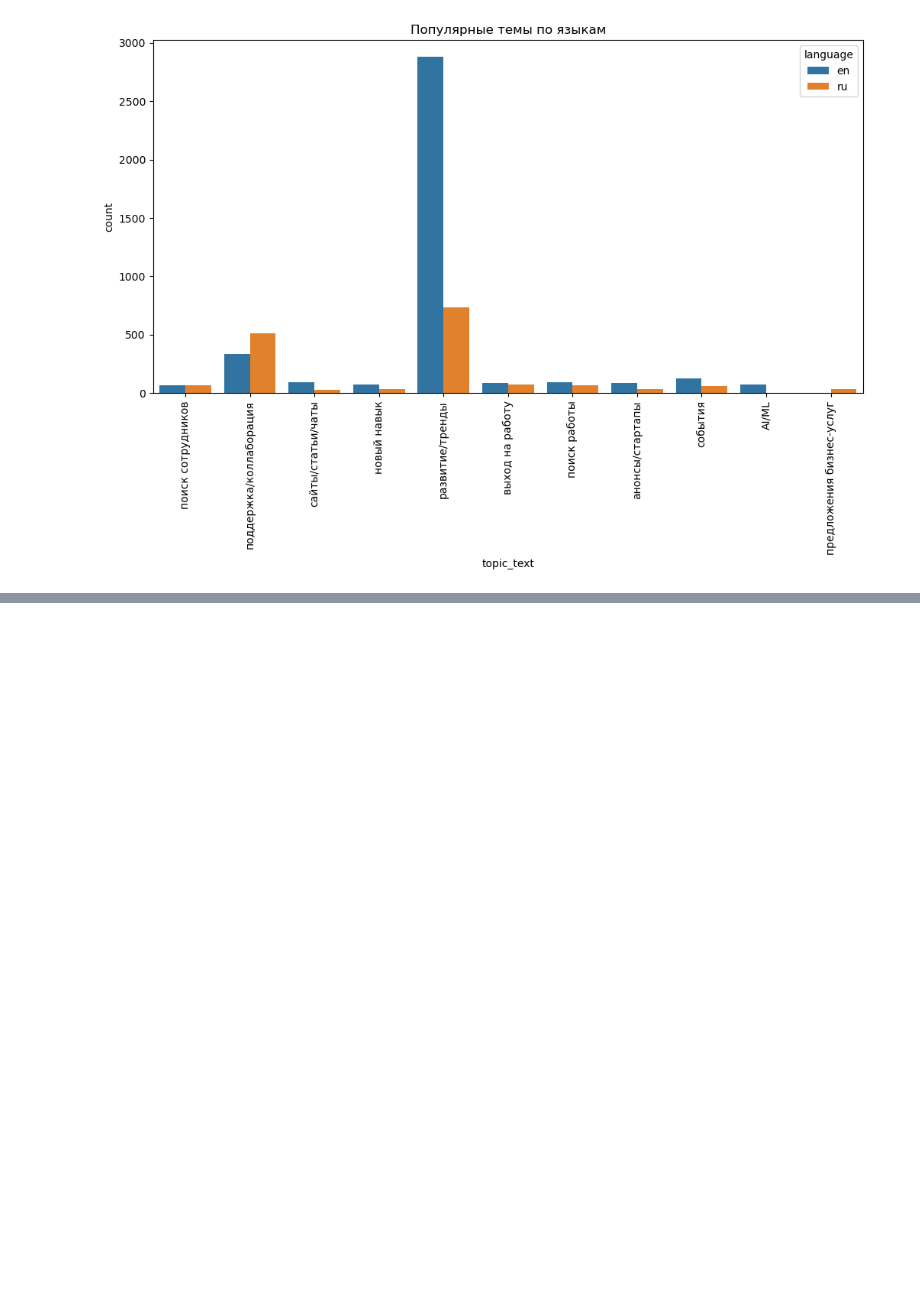
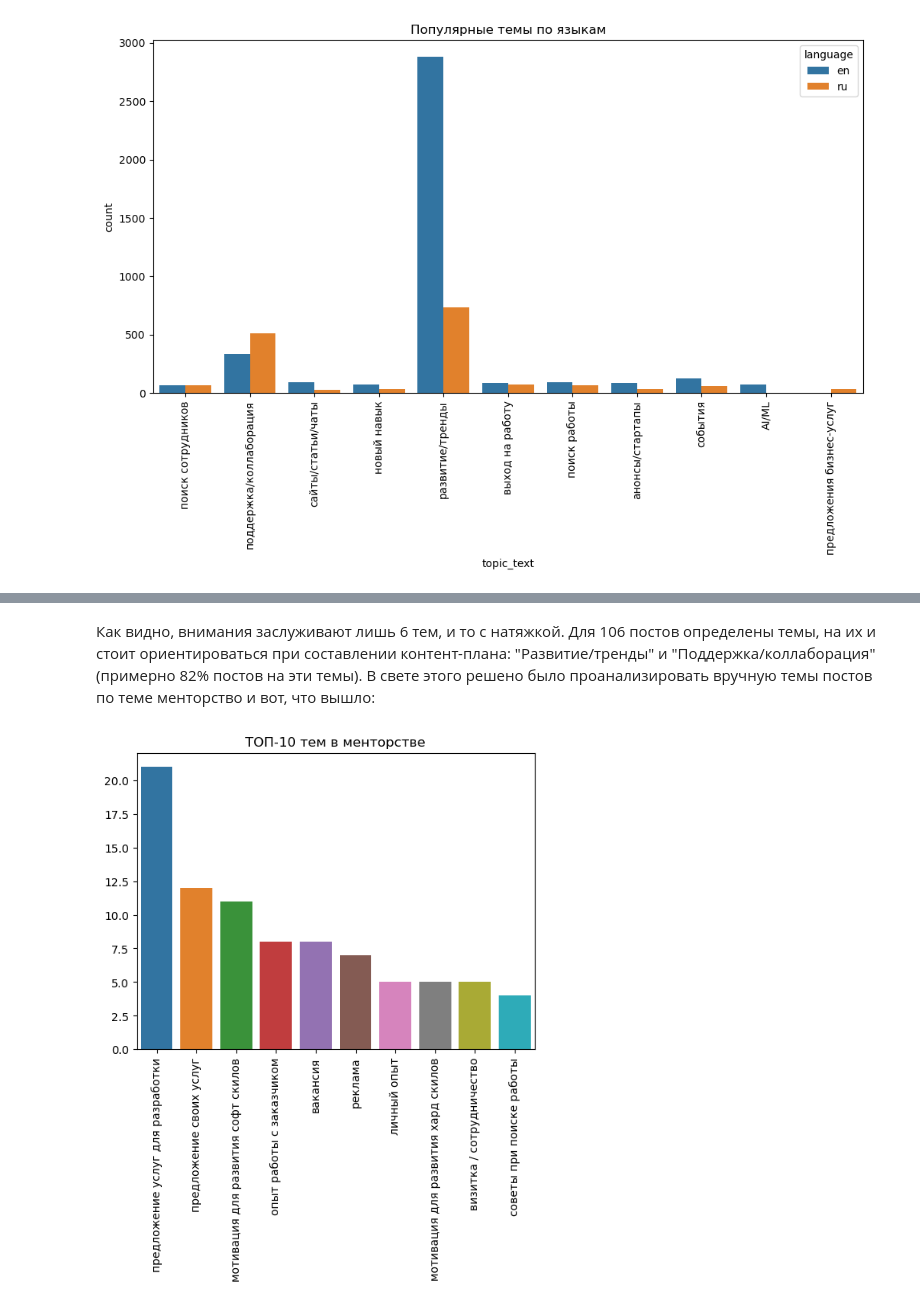
Before and after one commit to valov-vo/mentoring, a Jupyter notebook: notebooks/team_8_topic_modeling.ipynb, the cells around one changed output, grey strips where cells are left out. Saved outputs shown, nothing was run; the diff lists cells and outputs as text; code cells hidden in the pictures; blank space fills up the shorter version.

```diff
--- a/notebooks/team_8_topic_modeling.ipynb
+++ b/notebooks/team_8_topic_modeling.ipynb
@@ -765,0 +900,14 @@ plt.show()
+# %% [markdown]
+Как видно, внимания заслуживают лишь 6 тем, и то с натяжкой. Для 106 постов определены темы, на их и стоит ориентироваться при составлении контент-плана: "Развитие/тренды" и "Поддержка/коллаборация" (примерно 82% постов на эти темы).
+В свете этого решено было проанализировать вручную темы постов по теме менторство и вот, что вышло:
+# %%
+mentoring_topics = pd.read_excel('topics.xlsx')
+mentoring_topics = sum(mentoring_topics.values.tolist(), [])
+# %%
+top10_mentoring_topics = pd.Series(mentoring_topics).value_counts().head(10)
+
+sns.barplot(x=top10_mentoring_topics.index, y=top10_mentoring_topics.values, order=top10_mentoring_topics.index).set_title('ТОП-10 тем в менторстве')
+plt.xticks(rotation=90)
+plt.show()
+# %% [output]
+[figure, added]
```
Also changed, not shown: parts of 42 cells of this notebook, 10 other files.
